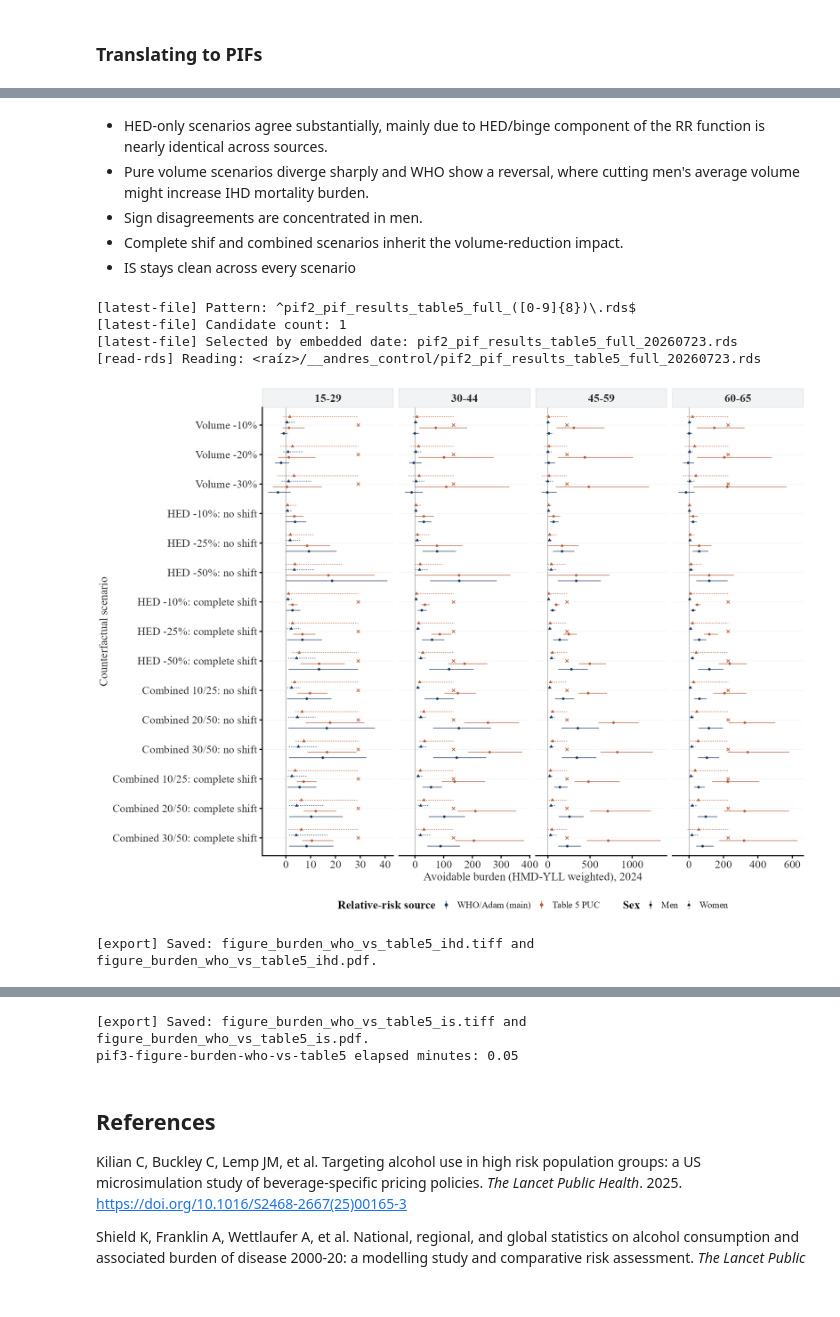
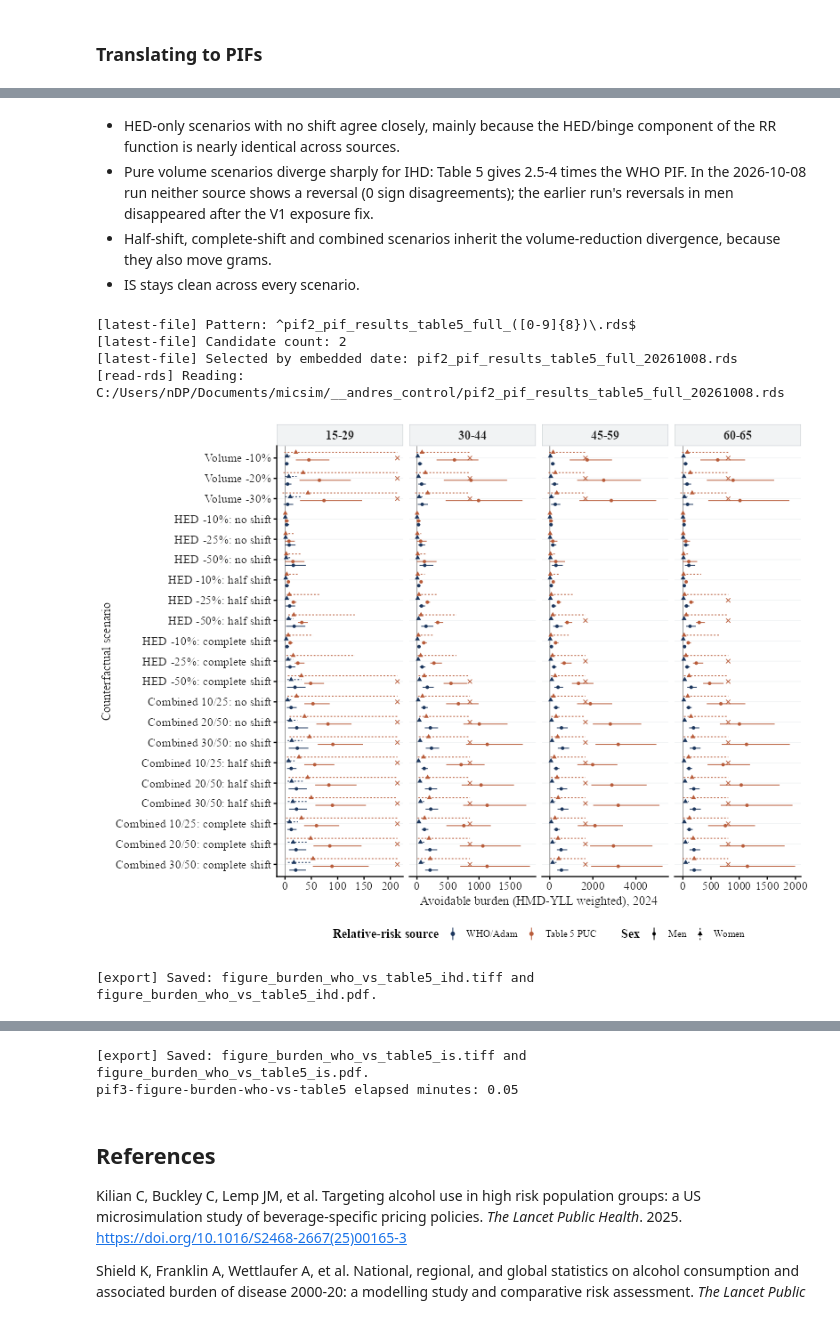
Before and after one commit to ACC1240138/micsim, a Jupyter notebook: __andres_control/expand_pif3.ipynb, the cells around one changed output, grey strips where cells are left out. Drawn from its saved outputs; the diff is of its cells as text; code cells hidden in the pictures.

```diff
--- a/__andres_control/expand_pif3.ipynb
+++ b/__andres_control/expand_pif3.ipynb
@@ -228,8 +231,10 @@ pif3_write_table <- function(data, filename) {
   invisible(path)
 }
 # Helper: render a data frame as an HTML table with scrolling and a caption.
+# 2026-10-08 cc-cloud: IRkernel (Jupyter) does not render htmltools::browsable(); there the HTML goes through IRdisplay.
+pif3_show <- function(tag) if (isTRUE(getOption("jupyter.in_kernel"))) { IRdisplay::display_html(as.character(tag)); invisible(tag) } else htmltools::browsable(tag)
 pif3_show_table  <- function(data, caption, digits = 1L) {
-  htmltools::browsable(
+  pif3_show(   # 2026-10-08 cc-cloud: via pif3_show
     htmltools::div(
       style = "max-height: 520px; overflow-y: auto; overflow-x: auto;",
       htmltools::HTML(
@@ -3050,6 +3057,8 @@ pif3_volume_colors <- c("volume_reduction_10" = "#7AA6B8", "volume_reduction_20"
 pif3_exit_colors <- c("No shift" = pif3_palette[["navy"]], "Half shift" = pif3_palette[["ochre"]], "Complete shift" = pif3_palette[["rust"]])   # 2026-10-06 cc-cloud: Q7
 pif3_metric_colors <- c("HMD national YLL" = pif3_palette[["navy"]], "GBD standard YLL" = pif3_palette[["teal"]], "Reference-age YPLL" = pif3_palette[["ochre"]])
 pif3_cause_colors <- c("Cancer" = "#4C78A8", "Cardiovascular" = "#D35B5B", "Injuries" = "#D6A637", "Neuropsychiatric" = "#9A6FB0", "Other causes" = "#5F9E91", "Fully attributable" = "#68737D")
+# 2026-10-08 Claude: notebook previews only (ark draws them at 800 x 600 px); exported TIFF/PDF keep pif3_theme() defaults.
+pif3_preview_base_size <- 14
 pif3_theme <- function(base_size = 9) {
   ggplot2::theme_classic(base_size = base_size, base_family = pif3_font_family) + ggplot2::theme(plot.title = ggplot2::element_blank(), plot.subtitle = ggplot2::element_blank(), plot.caption = ggplot2::element_blank(), axis.title = ggplot2::element_text(colour = "#222222", size = base_size), axis.text = ggplot2::element_text(colour = "#222222", size = base_size - 0.5), strip.background = ggplot2::element_rect(fill = "#F1F3F4", colour = "#B8BEC3", linewidth = 0.35), strip.text = ggplot2::element_text(colour = "#222222", face = "bold", size = base_size), legend.position = "bottom", legend.title = ggplot2::element_text(face = "bold"), panel.grid.major.y = ggplot2::element_line(colour = "#E7EAEC", linewidth = 0.25), panel.grid.minor = ggplot2::element_blank(), plot.margin = ggplot2::margin(6, 8, 6, 6))
 }
@@ -3830,15 +3847,15 @@ pif3-table-s3-avoidable-deaths elapsed minutes: 0.01
 # expand_pif2.ipynb under its own dated stem, so the main-grid selector cannot pick
 # it up by accident. Both grids come from the same engine, the same scenario grid,
 # and the same Monte Carlo configuration; only the IHD/IS RR functions differ.
-pif3_table5_path <- pif3_latest_dated_file(pif3_dirs$control, "pif2_pif_results_table5_full")
-pif3_table5_results <- pif3_read_rds(pif3_table5_path)
+pif3_table5_path <- pif3_primary_table5_path
+pif3_table5_results <- pif3_primary_table5_results
 pif3_table5_diseases <- c("Ischaemic Heart Disease", "Ischaemic Stroke")
 # Columns produced only by the Table 5 run. They would collide with the exit_rule that
 # pif3_scenario_metadata derives from scenario_id, so they are dropped before enrichment.
 pif3_table5_run_columns <- c("hed_exit_mix", "hed_exit_shift", "exit_rule", "scale",
                              "rr_source", "policy_vol_lever_pct", "implied_vol_change_pct")
 pif3_cv_keys <- c("disease", "sex", "age_group", "year", "scenario_id")
-pif3_cv_main_raw <- pif3_pif_results |>
+pif3_cv_main_raw <- pif3_who_pif_results |>
   tibble::as_tibble() |>
   dplyr::filter(.data$disease %in% pif3_table5_diseases)
 pif3_cv_table5_raw <- pif3_table5_results |> tibble::as_tibble()
@@ -3899,12 +3916,9 @@ if (base::nrow(pif3_cv_main_missing)) {
                            caption = "Main-grid cells excluded from the paired comparison (applicable but missing PIF)")) |> print()
 }
 # Locate the newest Table 5 PUC synchronized-draw artifact by its embedded date.
-pif3_table5_draw_path <- pif3_latest_dated_file(
-  directory = pif3_dirs$control,
-  stem = "pif2_pif_synchronised_draws_table5_full"
-)
+pif3_table5_draw_path <- pif3_primary_table5_draw_path
 # Read the artifact once because it is large and all later checks use this object.
-pif3_table5_draw_bundle <- pif3_read_rds(pif3_table5_draw_path)
+pif3_table5_draw_bundle <- pif3_primary_table5_draw_bundle
 # Confirm the bundle-level identity: the RR source stamp must be exactly
 # "table5_puc" (so this consumer can never pick up WHO/Adam draws by mistake),
 # and draw_id must identify every simulation exactly once and in order.
@@ -4289,12 +4304,12 @@ pif3_table5_curves <- list(
 pif3_rr_grid <- base::seq(0.1, 150, by = 0.5)
 # 2026-10-06 cc-cloud: B6. Defined here because this cell runs before pif3-figure6-table5-rr-comparison,
 # which used to be the only definition (a fresh top-to-bottom run failed at Figure 8).
-pif3_rr_source_colors <- c("WHO/Adam (main)" = pif3_palette[["navy"]], "Table 5 PUC" = pif3_palette[["rust"]])
+pif3_rr_source_colors <- c("WHO/Adam" = pif3_palette[["navy"]], "Table 5 PUC" = pif3_palette[["rust"]])
 pif3_rr_who_curve <- function(registry, disease_label, sex_key) {
   records <- registry[base::grepl(base::paste0("^", sex_key, "::"), base::names(registry))]
   dplyr::bind_rows(base::lapply(base::seq_along(records), function(i) {
     rec <- records[[i]]
-    tibble::tibble(disease = disease_label, sex = sex_key, rr_source = "WHO/Adam (main)",
+    tibble::tibble(disease = disease_label, sex = sex_key, rr_source = "WHO/Adam",
                    series = base::paste0("WHO band ", rec$adam_age_band), g_per_day = pif3_rr_grid,
                    rr = vapply(pif3_rr_grid, function(v) rec$RRCurrent(v, rec$betaCurrent), numeric(1)))
   }))
@@ -4324,12 +4339,12 @@ pif3_fig8 <- ggplot2::ggplot(pif3_rr_curve_data,
   ggplot2::facet_grid(rows = ggplot2::vars(.data$disease), cols = ggplot2::vars(.data$sex_label),
                       scales = "free_y") +
   ggplot2::scale_colour_manual(values = pif3_rr_source_colors) +
-  ggplot2::scale_linewidth_manual(values = c("WHO/Adam (main)" = 0.5, "Table 5 PUC" = 0.9), guide = "none") +
+  ggplot2::scale_linewidth_manual(values = c("WHO/Adam" = 0.5, "Table 5 PUC" = 0.9), guide = "none") +
   ggplot2::coord_cartesian(ylim = c(0, 4)) +
   ggplot2::labs(x = "Average consumption (grams of pure alcohol per day)",
                 y = "Relative risk of mortality", colour = "Relative-risk source") +
   pif3_theme()
-base::print(pif3_fig8+ pif3_theme(base_size=20))
+base::print(pif3_fig8+ pif3_theme(base_size = pif3_preview_base_size))
 pif3_save_plot(pif3_fig8, "figure8_ihd_is_rr_curve_mechanism", width = 7.2, height = 5.2)
 base::message(base::sprintf("pif3-figure8-rr-curve-mechanism elapsed minutes: %.2f", pif3_elapsed_min(.t0)))
 # %% [output]
@@ -4609,10 +4625,9 @@ Supplementary Table S4. WHO/Adam versus Table 5 PUC burden-weighted PIFs with so
 pif3-table-s4-table5-comparison elapsed minutes: 0.00
 # %% [markdown]
- - HED-only scenarios agree substantially, mainly due to HED/binge component of the RR function is nearly identical across sources.
- - Pure volume scenarios diverge sharply and WHO show a reversal, where cutting men's average volume might increase IHD mortality burden.
- - Sign disagreements are concentrated in men.
- - Complete shif and combined scenarios inherit the volume-reduction impact.
- - IS stays clean across every scenario
+ - HED-only scenarios with no shift agree closely, mainly because the HED/binge component of the RR function is nearly identical across sources.
+ - Pure volume scenarios diverge sharply for IHD: Table 5 gives 2.5-4 times the WHO PIF. In the 2026-10-08 run neither source shows a reversal (0 sign disagreements); the earlier run's reversals in men disappeared after the V1 exposure fix.
+ - Half-shift, complete-shift and combined scenarios inherit the volume-reduction divergence, because they also move grams.
+ - IS stays clean across every scenario.
 # %%
 #| label: pif3-figure-burden-who-vs-table5
 #| fig-width: 11
@@ -4622,8 +4637,8 @@ pif3-table-s4-table5-comparison elapsed minutes: 0.00
 # One chunk, ONE figure per cause (IHD, then IS): avoidable HMD-YLL burden, WHO/Adam vs Table 5
 # PUC relative risks, by age group (panels), year 2024, with cell-level lower and upper limits.
 # Colour = relative-risk source; SEX = line type and point shape. Loads the latest Table 5 PUC
-# grid and reuses the notebook's own pif3_burden for the WHO/Adam source.
-pif3_cv_levels <- c("WHO/Adam (main)", "Table 5 PUC")
+# grid and retains the original WHO/Adam grid as the independent comparison.
+pif3_cv_levels <- c("WHO/Adam", "Table 5 PUC")
 pif3_cv_diseases <- c("Ischaemic Heart Disease", "Ischaemic Stroke")
 pif3_t5_burden <- pif3_read_rds(pif3_latest_dated_file(pif3_dirs$control, "pif2_pif_results_table5_full")) |>
   tibble::as_tibble() |>
@@ -4632,9 +4647,10 @@ pif3_t5_burden <- pif3_read_rds(pif3_latest_dated_file(pif3_dirs$control, "pif2_
   pif3_enrich_pif() |>
   dplyr::mutate(rr_source = "Table 5 PUC")
 pif3_burden_compare <- dplyr::bind_rows(
-  pif3_burden |>
+  pif3_who_pif_results |>
     dplyr::filter(.data$disease %in% pif3_cv_diseases) |>
-    dplyr::mutate(rr_source = "WHO/Adam (main)"),
+    pif3_enrich_pif() |>
+    dplyr::mutate(rr_source = "WHO/Adam"),
   pif3_t5_burden
 ) |>
   dplyr::filter(.data$year == 2024, .data$applicable, base::is.finite(.data$avoidable_yll_hmd),
@@ -4653,43 +4669,43 @@ pif3_burden_compare <- dplyr::bind_rows(
   dplyr::group_by(.data$disease, .data$age_label, .data$sex_label) |>
   dplyr::mutate(
     cap = base::max(4 * base::max(base::abs(.data$avoidable_yll_hmd)),
-                    1.05 * base::max(.data$avoidable_yll_hmd_up[.data$rr_source == "WHO/Adam (main)"])),
+                    1.05 * base::max(.data$avoidable_yll_hmd_up[.data$rr_source == "WHO/Adam"])),
     up_display = base::pmin(.data$avoidable_yll_hmd_up, .data$cap),
     clipped = .data$avoidable_yll_hmd_up > .data$cap
   ) |>
   dplyr::ungroup()
 pif3_dodge <- ggplot2::position_dodge(width = 0.75)
 pif3_burden_disease_fig <- function(cause) {
   dat <- pif3_burden_compare |> dplyr::filter(.data$disease == cause)
   ggplot2::ggplot(dat, ggplot2::aes(x = .data$scenario_short, y = .data$avoidable_yll_hmd,
                                     colour = .data$rr_source, linetype = .data$sex_label,
                                     shape = .data$sex_label, group = .data$series)) +
     ggplot2::geom_hline(yintercept = 0, colour = "#666666", linewidth = 0.3) +
     ggplot2::geom_linerange(ggplot2::aes(ymin = .data$avoidable_yll_hmd_low, ymax = .data$up_display),
                             position = pif3_dodge, linewidth = 0.45) +
     ggplot2::geom_point(position = pif3_dodge, size = 1.5) +
     ggplot2::geom_point(data = dplyr::filter(dat, .data$clipped), ggplot2::aes(y = .data$up_display),
                         position = pif3_dodge, shape = 4, size = 1.6, show.legend = FALSE) +
     ggplot2::coord_flip() +
     ggplot2::facet_wrap(ggplot2::vars(.data$age_label), nrow = 1, scales = "free_x") +
-    ggplot2::scale_colour_manual(values = c("WHO/Adam (main)" = pif3_palette[["navy"]], "Table 5 PUC" = pif3_palette[["rust"]])) +
+    ggplot2::scale_colour_manual(values = c("WHO/Adam" = pif3_palette[["navy"]], "Table 5 PUC" = pif3_palette[["rust"]])) +
     ggplot2::scale_linetype_manual(values = c("Men" = "solid", "Women" = "22")) +
     ggplot2::scale_shape_manual(values = c("Men" = 16, "Women" = 17)) +
     ggplot2::labs(x = "Counterfactual scenario", y = "Avoidable burden (HMD-YLL weighted), 2024",
                   colour = "Relative-risk source", linetype = "Sex", shape = "Sex") +
     pif3_theme(base_size = 8)
 }
 pif3_fig_burden_ihd <- pif3_burden_disease_fig("Ischaemic Heart Disease")
-base::print(pif3_fig_burden_ihd+ pif3_theme(base_size=20))
+base::print(pif3_fig_burden_ihd+ pif3_theme(base_size = pif3_preview_base_size))
 pif3_save_plot(pif3_fig_burden_ihd, "figure_burden_who_vs_table5_ihd", width = 11, height = 6.8)
 pif3_fig_burden_is <- pif3_burden_disease_fig("Ischaemic Stroke")
-base::print(pif3_fig_burden_is+ pif3_theme(base_size=20))
+base::print(pif3_fig_burden_is+ pif3_theme(base_size = pif3_preview_base_size))
 pif3_save_plot(pif3_fig_burden_is, "figure_burden_who_vs_table5_is", width = 11, height = 6.8)
 base::message(base::sprintf("pif3-figure-burden-who-vs-table5 elapsed minutes: %.2f", pif3_elapsed_min(.t0)))
 # %% [output]
 [latest-file] Pattern: ^pif2_pif_results_table5_full_([0-9]{8})\.rds$
-[latest-file] Candidate count: 1
-[latest-file] Selected by embedded date: pif2_pif_results_table5_full_20260723.rds
-[read-rds] Reading: <raíz>/__andres_control/pif2_pif_results_table5_full_20260723.rds
+[latest-file] Candidate count: 2
+[latest-file] Selected by embedded date: pif2_pif_results_table5_full_20261008.rds
+[read-rds] Reading: C:/Users/nDP/Documents/micsim/__andres_control/pif2_pif_results_table5_full_20261008.rds
-[figure, old version]
+[figure, new version]
 [export] Saved: figure_burden_who_vs_table5_ihd.tiff and figure_burden_who_vs_table5_ihd.pdf.
```
Also changed, not shown: parts of 41 cells of this notebook, 56 other files.
